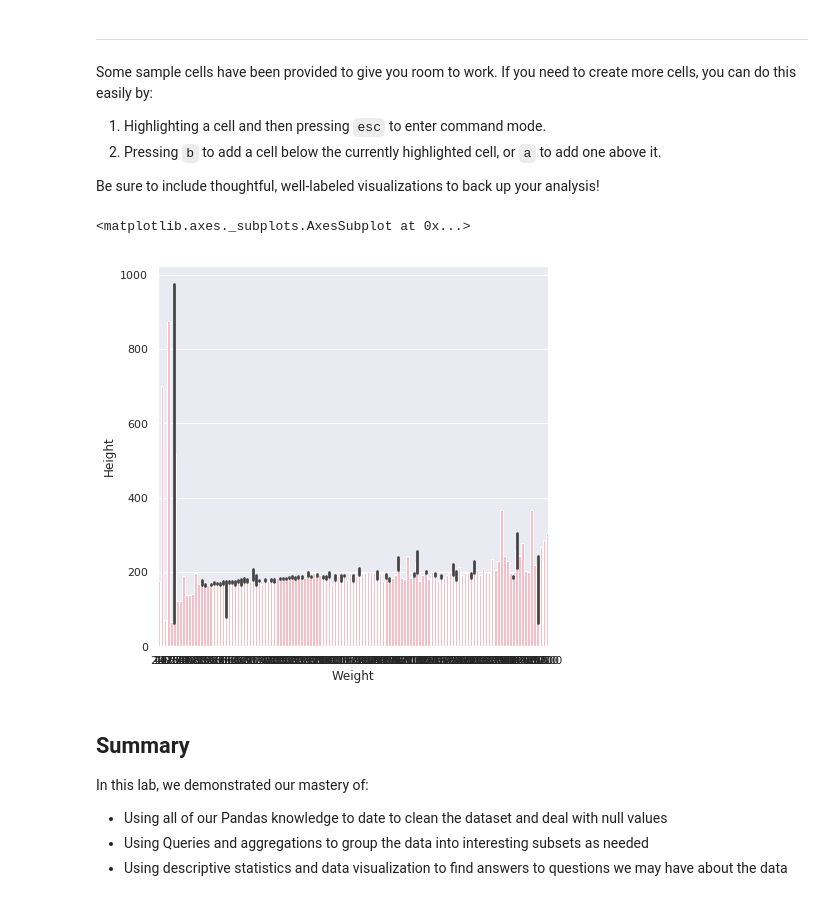
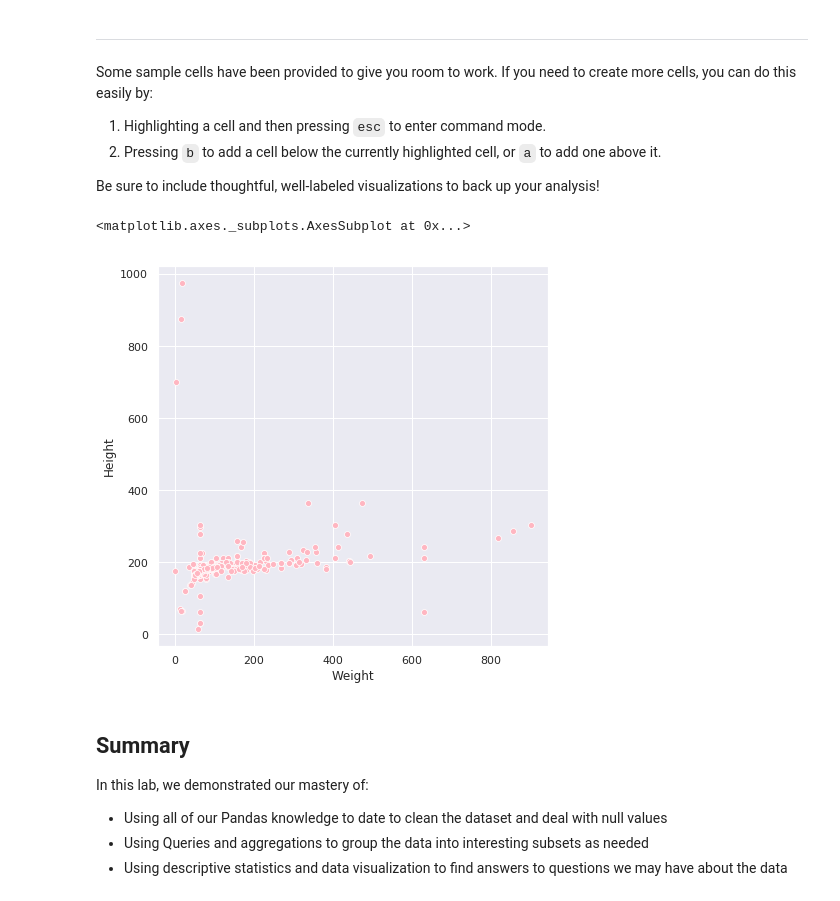
Before and after one commit to minnaf/dsc-data-cleaning-project-nyc-ds-060319, a Jupyter notebook: index.ipynb, the cells around one changed output. Saved outputs shown, nothing was run; the diff lists cells and outputs as text; code cells hidden in the pictures.

```diff
--- a/index.ipynb
+++ b/index.ipynb
@@ -459,13 +459,13 @@ Be sure to include thoughtful, well-labeled visualizations to back up your analy
 # %%
 x_values = joined_df['Weight']
 y_values = joined_df['Height']
 
 sns.set(rc={'figure.figsize': (7,7)})
 
-sns.barplot(x_values, y_values, color = 'lightPink')
+sns.scatterplot(x_values, y_values, color = 'lightPink')
 # %% [output]
 <matplotlib.axes._subplots.AxesSubplot at 0x...>
-[figure, old version]
+[figure, new version]
 # %%
 #joined_df.corr()[:,0:-2].head()
 # %% [markdown]
```
